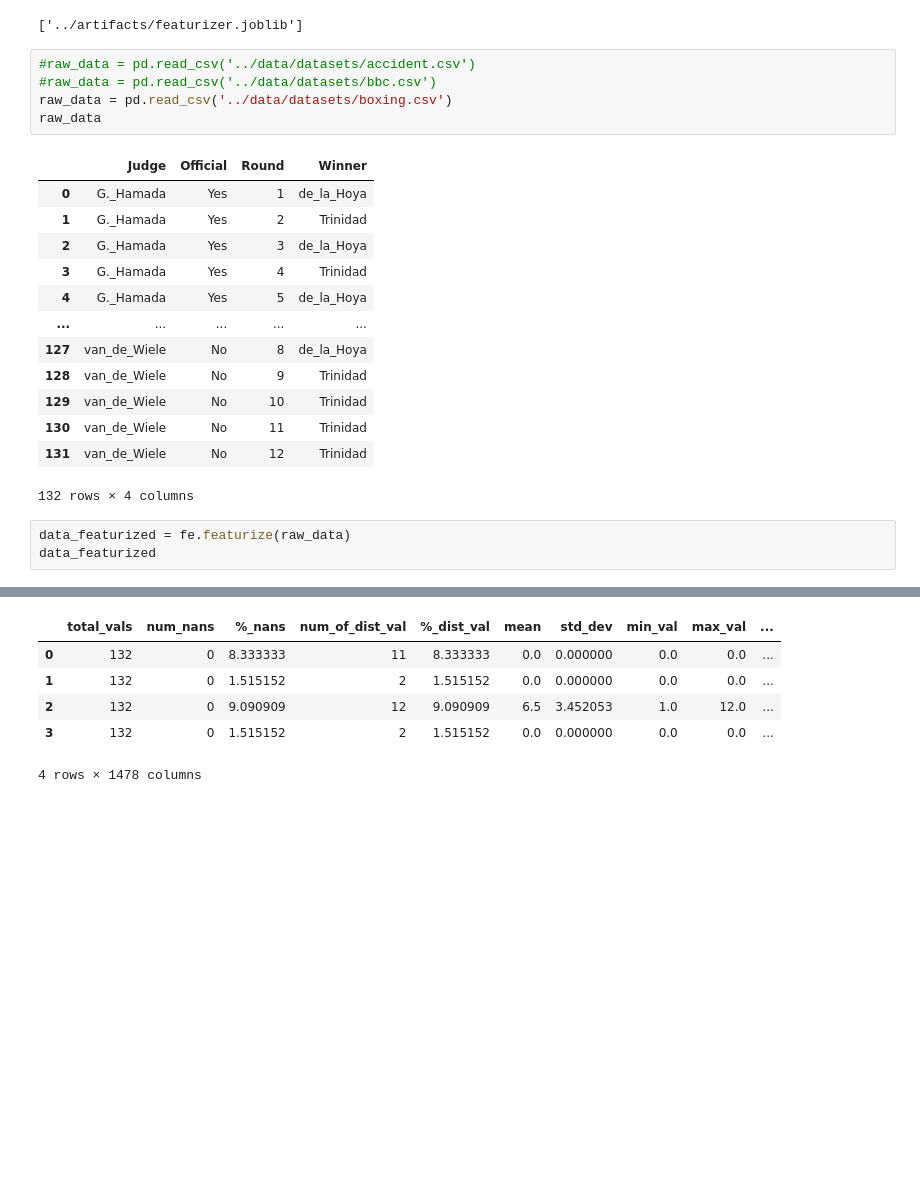
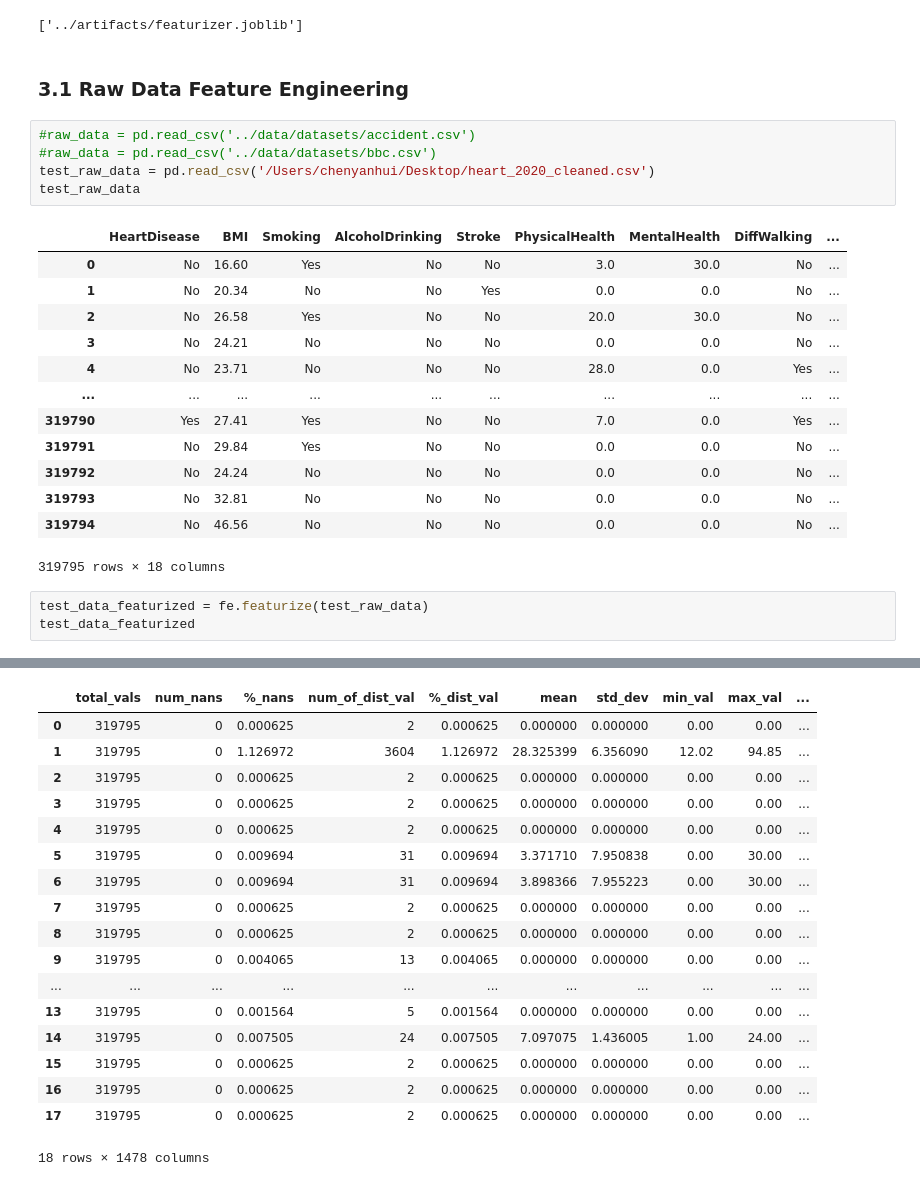
Before and after one commit to ahhuisg/fb-feature-infer, a Jupyter notebook: notebooks/new-end-to-end.ipynb, the cells around one changed output, grey strips where cells are left out. Drawn from its saved outputs; the diff is of its cells as text; blank space fills up the shorter version.

```diff
--- a/notebooks/new-end-to-end.ipynb
+++ b/notebooks/new-end-to-end.ipynb
@@ -85,26 +85,28 @@ fe = ZooFeaturizer(model.vectorizer)
 joblib.dump(fe, '../artifacts/featurizer.joblib')
 # %% [output]
 ['../artifacts/featurizer.joblib']
+# %% [markdown]
+### 3.1 Raw Data Feature Engineering
 # %%
 #raw_data = pd.read_csv('../data/datasets/accident.csv')
 #raw_data = pd.read_csv('../data/datasets/bbc.csv')
-raw_data = pd.read_csv('../data/datasets/boxing.csv')
-raw_data
+test_raw_data = pd.read_csv('/Users/chenyanhui/Desktop/heart_2020_cleaned.csv')
+test_raw_data
 # %% [output]
-|  | Judge | Official | Round | Winner |
-| 0 | G._Hamada | Yes | 1 | de_la_Hoya |
-| 1 | G._Hamada | Yes | 2 | Trinidad |
-| 2 | G._Hamada | Yes | 3 | de_la_Hoya |
-| 3 | G._Hamada | Yes | 4 | Trinidad |
-| 4 | G._Hamada | Yes | 5 | de_la_Hoya |
-| ... | ... | ... | ... | ... |
-| 127 | van_de_Wiele | No | 8 | de_la_Hoya |
-| 128 | van_de_Wiele | No | 9 | Trinidad |
-| 129 | van_de_Wiele | No | 10 | Trinidad |
-| 130 | van_de_Wiele | No | 11 | Trinidad |
-| 131 | van_de_Wiele | No | 12 | Trinidad |
+|  | HeartDisease | BMI | Smoking | AlcoholDrinking | Stroke | PhysicalHealth | MentalHealth | DiffWalking | ... |
+| 0 | No | 16.60 | Yes | No | No | 3.0 | 30.0 | No | ... |
+| 1 | No | 20.34 | No | No | Yes | 0.0 | 0.0 | No | ... |
+| 2 | No | 26.58 | Yes | No | No | 20.0 | 30.0 | No | ... |
+| 3 | No | 24.21 | No | No | No | 0.0 | 0.0 | No | ... |
+| 4 | No | 23.71 | No | No | No | 28.0 | 0.0 | Yes | ... |
+| ... | ... | ... | ... | ... | ... | ... | ... | ... | ... |
+| 319790 | Yes | 27.41 | Yes | No | No | 7.0 | 0.0 | Yes | ... |
+| 319791 | No | 29.84 | Yes | No | No | 0.0 | 0.0 | No | ... |
+| 319792 | No | 24.24 | No | No | No | 0.0 | 0.0 | No | ... |
+| 319793 | No | 32.81 | No | No | No | 0.0 | 0.0 | No | ... |
+| 319794 | No | 46.56 | No | No | No | 0.0 | 0.0 | No | ... |
-132 rows × 4 columns
+319795 rows × 18 columns
 # %%
-data_featurized = fe.featurize(raw_data)
-data_featurized
+test_data_featurized = fe.featurize(test_raw_data)
+test_data_featurized
 # %% [output]
@@ -113,6 +115,18 @@ data_featurized
 |  | total_vals | num_nans | %_nans | num_of_dist_val | %_dist_val | mean | std_dev | min_val | max_val | ... |
-| 0 | 132 | 0 | 8.333333 | 11 | 8.333333 | 0.0 | 0.000000 | 0.0 | 0.0 | ... |
-| 1 | 132 | 0 | 1.515152 | 2 | 1.515152 | 0.0 | 0.000000 | 0.0 | 0.0 | ... |
-| 2 | 132 | 0 | 9.090909 | 12 | 9.090909 | 6.5 | 3.452053 | 1.0 | 12.0 | ... |
-| 3 | 132 | 0 | 1.515152 | 2 | 1.515152 | 0.0 | 0.000000 | 0.0 | 0.0 | ... |
+| 0 | 319795 | 0 | 0.000625 | 2 | 0.000625 | 0.000000 | 0.000000 | 0.00 | 0.00 | ... |
+| 1 | 319795 | 0 | 1.126972 | 3604 | 1.126972 | 28.325399 | 6.356090 | 12.02 | 94.85 | ... |
+| 2 | 319795 | 0 | 0.000625 | 2 | 0.000625 | 0.000000 | 0.000000 | 0.00 | 0.00 | ... |
+| 3 | 319795 | 0 | 0.000625 | 2 | 0.000625 | 0.000000 | 0.000000 | 0.00 | 0.00 | ... |
+| 4 | 319795 | 0 | 0.000625 | 2 | 0.000625 | 0.000000 | 0.000000 | 0.00 | 0.00 | ... |
+| 5 | 319795 | 0 | 0.009694 | 31 | 0.009694 | 3.371710 | 7.950838 | 0.00 | 30.00 | ... |
+| 6 | 319795 | 0 | 0.009694 | 31 | 0.009694 | 3.898366 | 7.955223 | 0.00 | 30.00 | ... |
+| 7 | 319795 | 0 | 0.000625 | 2 | 0.000625 | 0.000000 | 0.000000 | 0.00 | 0.00 | ... |
+| 8 | 319795 | 0 | 0.000625 | 2 | 0.000625 | 0.000000 | 0.000000 | 0.00 | 0.00 | ... |
+| 9 | 319795 | 0 | 0.004065 | 13 | 0.004065 | 0.000000 | 0.000000 | 0.00 | 0.00 | ... |
+| ... | ... | ... | ... | ... | ... | ... | ... | ... | ... | ... |
+| 13 | 319795 | 0 | 0.001564 | 5 | 0.001564 | 0.000000 | 0.000000 | 0.00 | 0.00 | ... |
+| 14 | 319795 | 0 | 0.007505 | 24 | 0.007505 | 7.097075 | 1.436005 | 1.00 | 24.00 | ... |
+| 15 | 319795 | 0 | 0.000625 | 2 | 0.000625 | 0.000000 | 0.000000 | 0.00 | 0.00 | ... |
+| 16 | 319795 | 0 | 0.000625 | 2 | 0.000625 | 0.000000 | 0.000000 | 0.00 | 0.00 | ... |
+| 17 | 319795 | 0 | 0.000625 | 2 | 0.000625 | 0.000000 | 0.000000 | 0.00 | 0.00 | ... |
-4 rows × 1478 columns
+18 rows × 1478 columns
```
Also changed, not shown: parts of 21 cells of this notebook, 5 other files.
